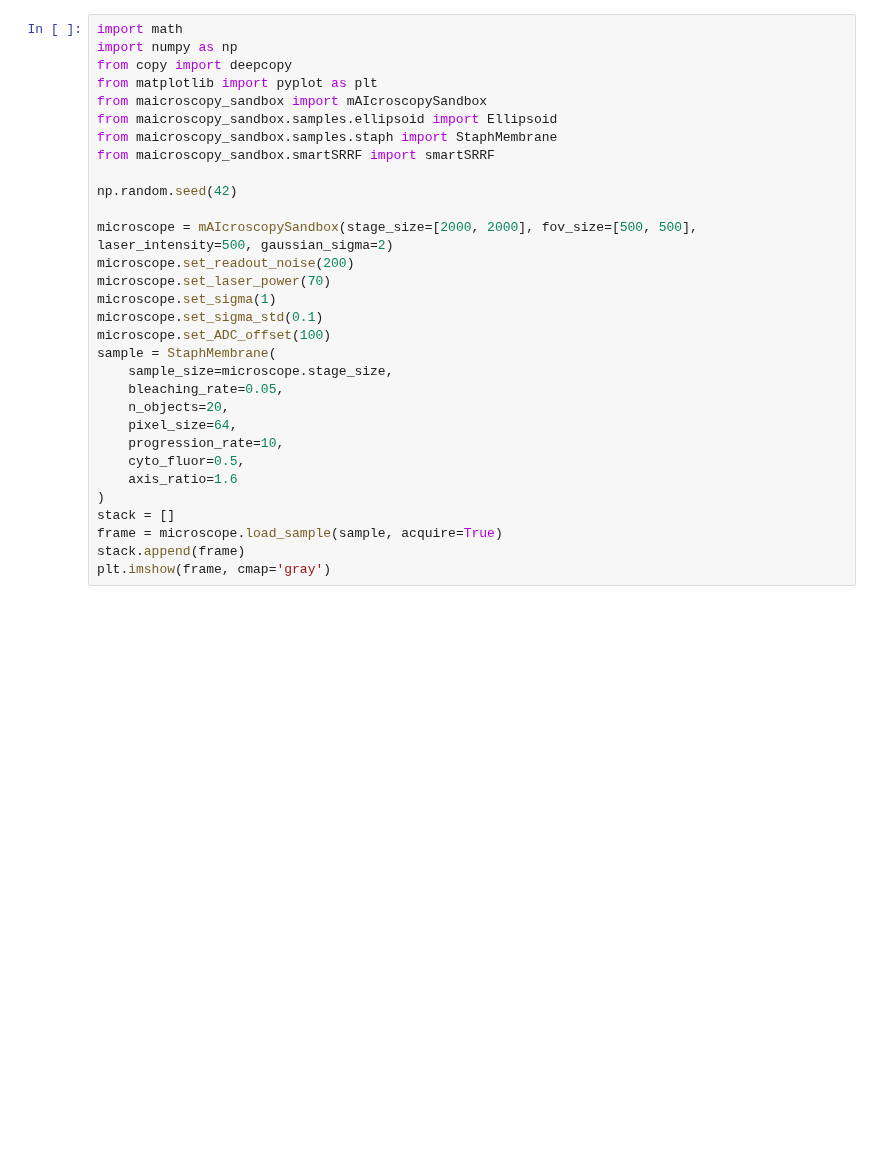
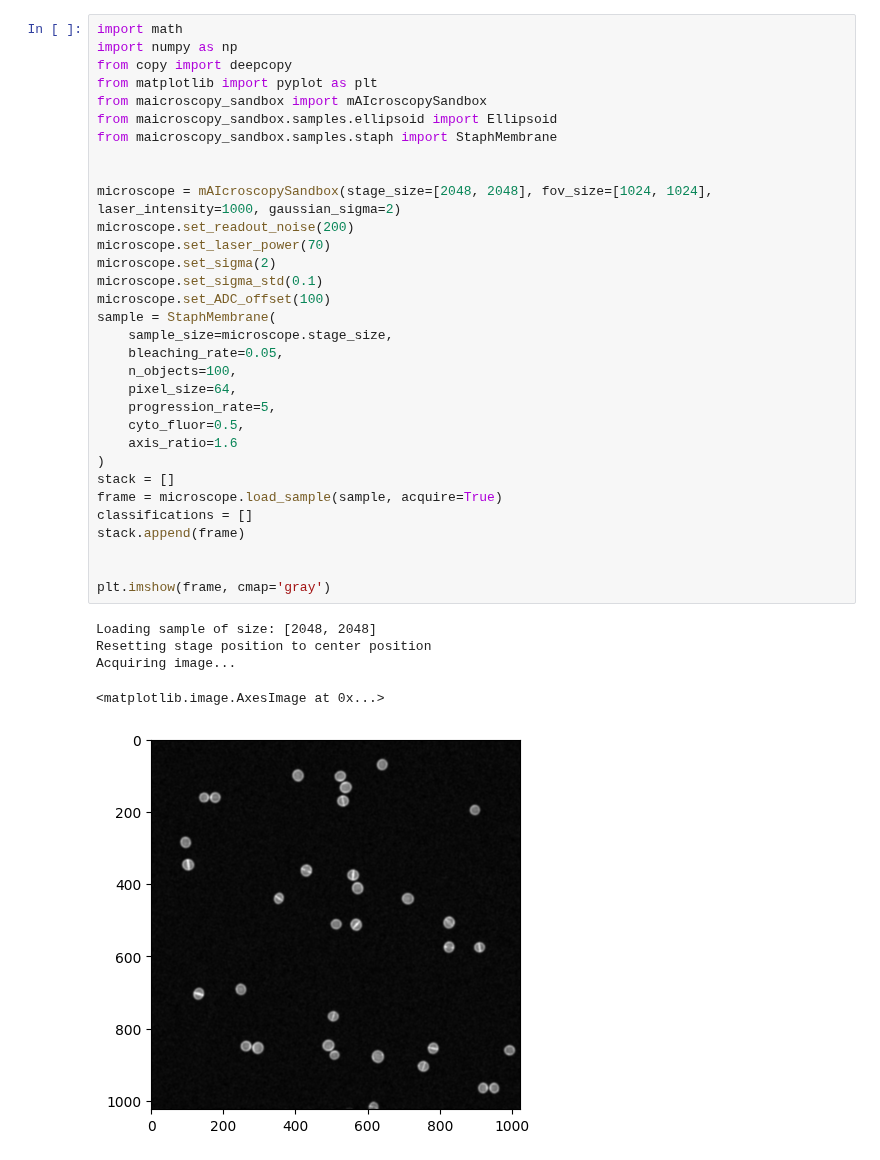
Before and after one commit to HenriquesLab/mAIcroscopysandbox, a Jupyter notebook: notebooks/example_usage.ipynb, the cells around one changed output. Saved outputs shown, nothing was run; the diff lists cells and outputs as text; blank space fills up the shorter version.

```diff
--- a/notebooks/example_usage.ipynb
+++ b/notebooks/example_usage.ipynb
@@ -1,33 +1,40 @@
 # %%
 import math
 import numpy as np
 from copy import deepcopy
 from matplotlib import pyplot as plt
 from maicroscopy_sandbox import mAIcroscopySandbox
 from maicroscopy_sandbox.samples.ellipsoid import Ellipsoid
 from maicroscopy_sandbox.samples.staph import StaphMembrane
-from maicroscopy_sandbox.smartSRRF import smartSRRF
 
-np.random.seed(42)
 
-microscope = mAIcroscopySandbox(stage_size=[2000, 2000], fov_size=[500, 500], laser_intensity=500, gaussian_sigma=2)
+microscope = mAIcroscopySandbox(stage_size=[2048, 2048], fov_size=[1024, 1024], laser_intensity=1000, gaussian_sigma=2)
 microscope.set_readout_noise(200)
 microscope.set_laser_power(70)
-microscope.set_sigma(1)
+microscope.set_sigma(2)
 microscope.set_sigma_std(0.1)
 microscope.set_ADC_offset(100)
 sample = StaphMembrane(
     sample_size=microscope.stage_size,
     bleaching_rate=0.05,
-    n_objects=20,
+    n_objects=100,
     pixel_size=64,
-    progression_rate=10,
+    progression_rate=5,
     cyto_fluor=0.5,
     axis_ratio=1.6
 )
 stack = []
 frame = microscope.load_sample(sample, acquire=True)
+classifications = []
 stack.append(frame)
+
+
 plt.imshow(frame, cmap='gray')
+# %% [output]
+Loading sample of size: [2048, 2048]
+Resetting stage position to center position
+Acquiring image...
+<matplotlib.image.AxesImage at 0x...>
+[figure, added]
 # %%
 from tifffile import imwrite
```
Also changed, not shown: parts of 2 cells of this notebook, 20 other files.
